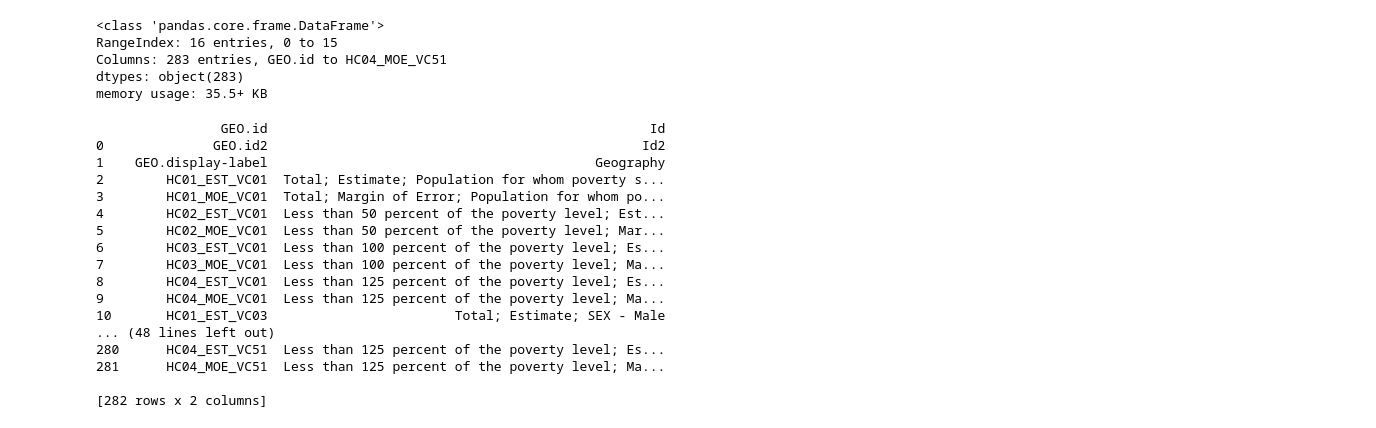
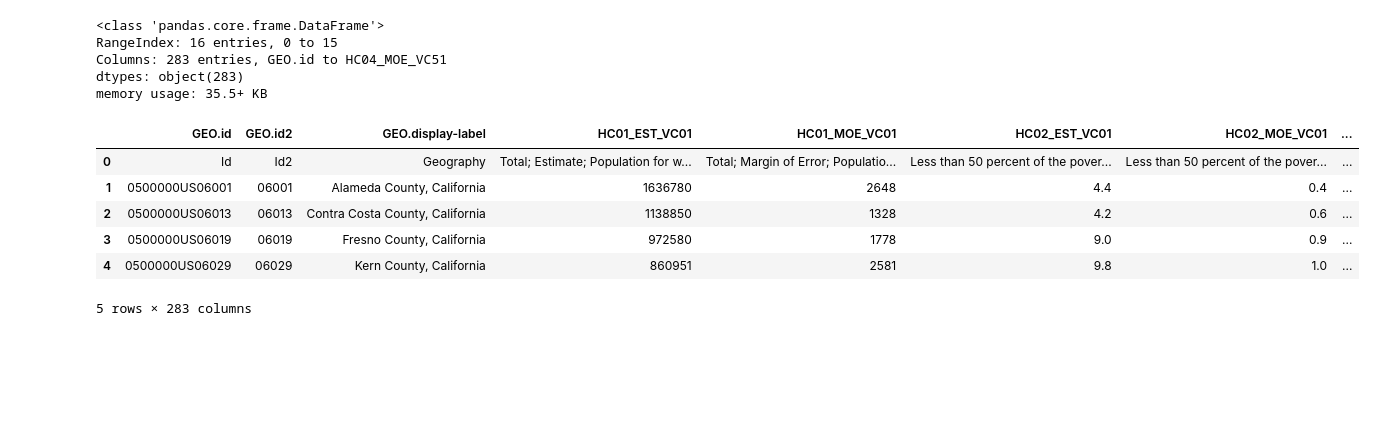
Before and after one commit to NWhite-7/Practice, a Jupyter notebook: ACS_CA_2017_analysis.ipynb, the cells around one changed output. Cells and saved outputs as stored; diff of their text form; code cells hidden in the pictures; blank space fills up the shorter version.

```diff
--- a/ACS_CA_2017_analysis.ipynb
+++ b/ACS_CA_2017_analysis.ipynb
@@ -23,23 +23,13 @@ RangeIndex: 16 entries, 0 to 15
 Columns: 283 entries, GEO.id to HC04_MOE_VC51
 dtypes: object(283)
 memory usage: 35.5+ KB
-# %%
-print(metadata)
-# %% [output]
-                GEO.id                                                 Id
-0              GEO.id2                                                Id2
-1    GEO.display-label                                          Geography
-2        HC01_EST_VC01  Total; Estimate; Population for whom poverty s...
-3        HC01_MOE_VC01  Total; Margin of Error; Population for whom po...
-4        HC02_EST_VC01  Less than 50 percent of the poverty level; Est...
-5        HC02_MOE_VC01  Less than 50 percent of the poverty level; Mar...
-6        HC03_EST_VC01  Less than 100 percent of the poverty level; Es...
-7        HC03_MOE_VC01  Less than 100 percent of the poverty level; Ma...
-8        HC04_EST_VC01  Less than 125 percent of the poverty level; Es...
-9        HC04_MOE_VC01  Less than 125 percent of the poverty level; Ma...
-10       HC01_EST_VC03                        Total; Estimate; SEX - Male
-... (48 lines left out)
-280      HC04_EST_VC51  Less than 125 percent of the poverty level; Es...
-281      HC04_MOE_VC51  Less than 125 percent of the poverty level; Ma...
-
-[282 rows x 2 columns]
+# %%
+data.head(5)
+# %% [output]
+|  | GEO.id | GEO.id2 | GEO.display-label | HC01_EST_VC01 | HC01_MOE_VC01 | HC02_EST_VC01 | HC02_MOE_VC01 | ... |
+| 0 | Id | Id2 | Geography | Total; Estimate; Population for w... | Total; Margin of Error; Populatio... | Less than 50 percent of the pover... | Less than 50 percent of the pover... | ... |
+| 1 | 0500000US06001 | 06001 | Alameda County, California | 1636780 | 2648 | 4.4 | 0.4 | ... |
+| 2 | 0500000US06013 | 06013 | Contra Costa County, California | 1138850 | 1328 | 4.2 | 0.6 | ... |
+| 3 | 0500000US06019 | 06019 | Fresno County, California | 972580 | 1778 | 9.0 | 0.9 | ... |
+| 4 | 0500000US06029 | 06029 | Kern County, California | 860951 | 2581 | 9.8 | 1.0 | ... |
+5 rows × 283 columns
```
Also changed, not shown: parts of 4 cells of this notebook.
